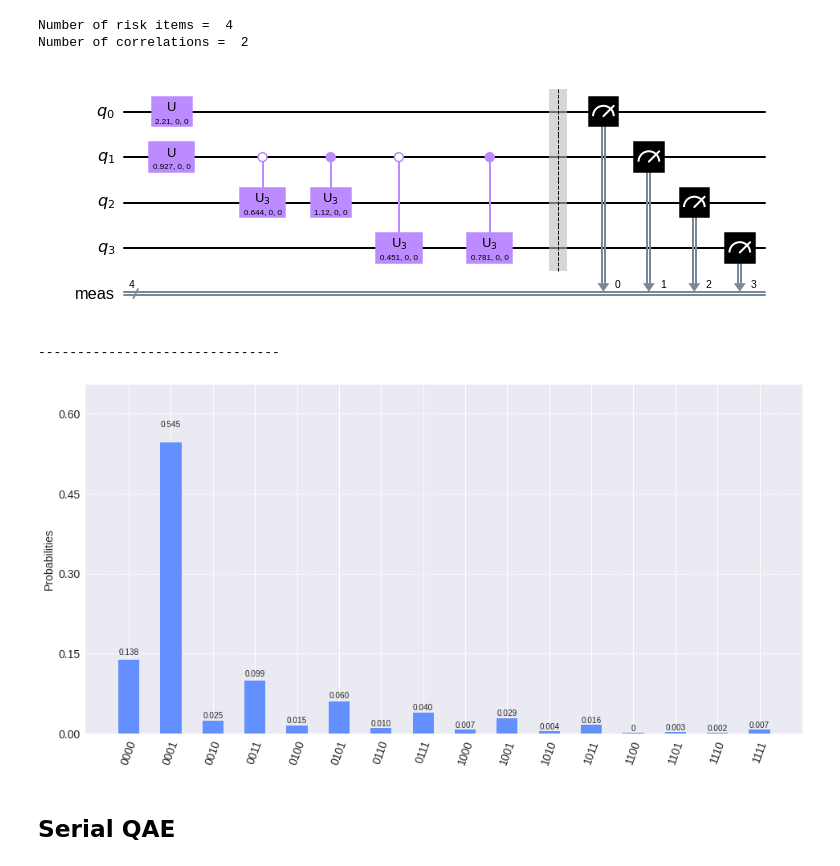
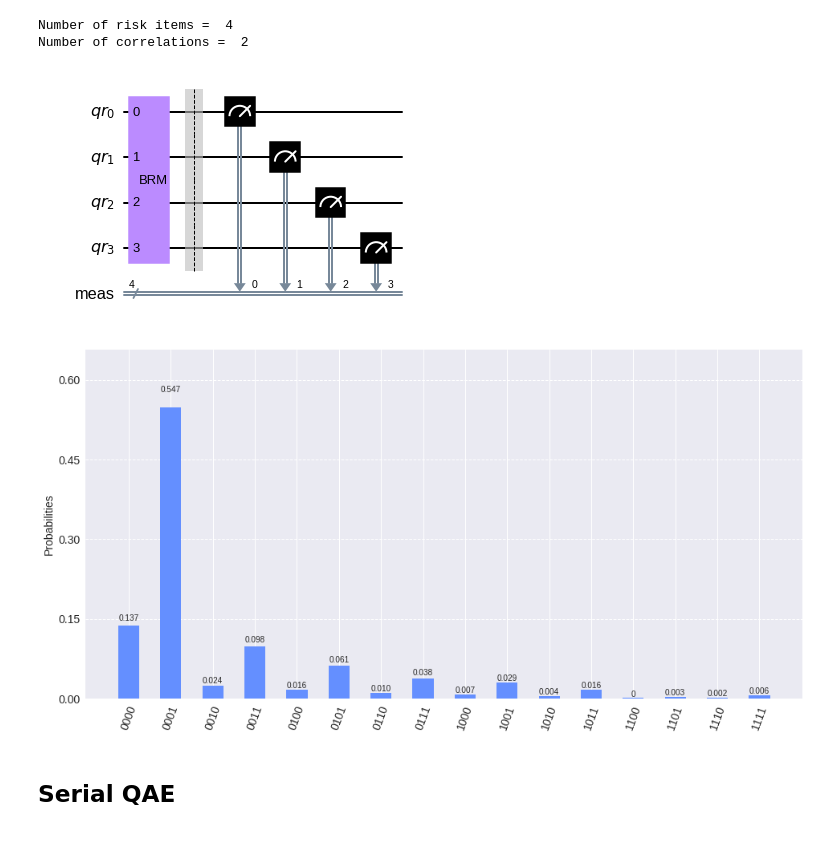
Before and after one commit to JoSQUANTUM/pygrnd, a Jupyter notebook: notebooks/parallelQAE.ipynb, the cells around one changed output. Saved outputs shown, nothing was run; the diff lists cells and outputs as text; code cells hidden in the pictures.

Commit message:
added example of random circuit generator to a notebook

```diff
--- a/notebooks/parallelQAE.ipynb
+++ b/notebooks/parallelQAE.ipynb
@@ -249,18 +249,19 @@ rm, mat = brm(nodes, edges, probsNodes, probsEdges, model2gate=True)
 Number of risk items =  4
 Number of correlations =  2
 # %%
-rm.measure_all()
-display(rm.draw(output='mpl'))
-print("-------------------------------")
+qr=QuantumRegister(len(nodes),'qr')
+qc=QuantumCircuit(qr)
+qc.append(rm,qr)
+qc.measure_all()
+display(qc.draw(output='mpl'))
 
 backend = Aer.get_backend('qasm_simulator')
-job = execute(rm, backend,shots=100000)
+job = execute(qc, backend,shots=100000)
 #result=job.result()
 counts=job.result().get_counts()
 plot_histogram(counts,figsize=(16,8))
 # %% [output]
-[figure, old version]
+[figure, new version]
--------------------------------
 [figure]
 # %% [markdown]
 ## Serial QAE
```
Also changed, not shown: parts of 10 cells of this notebook.
